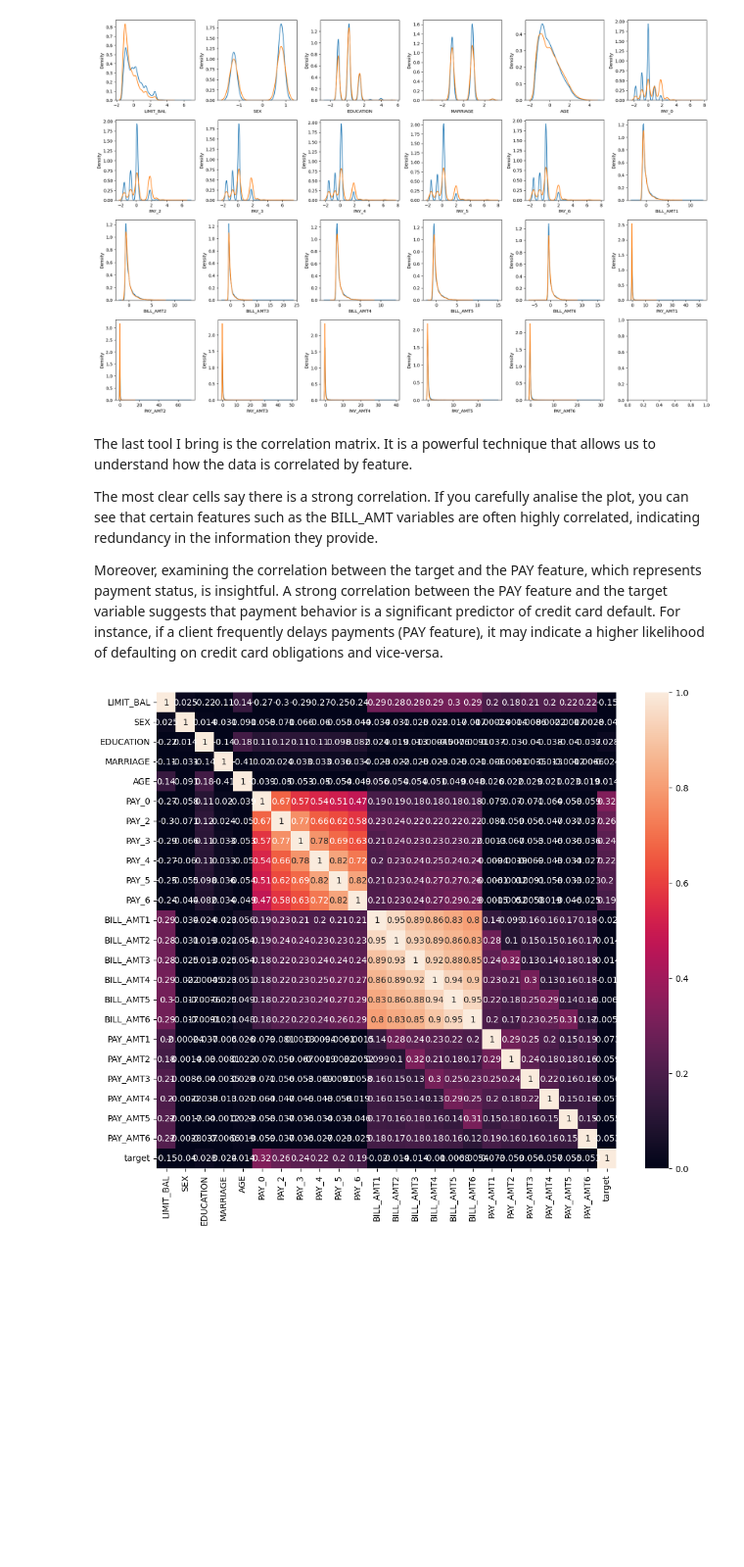
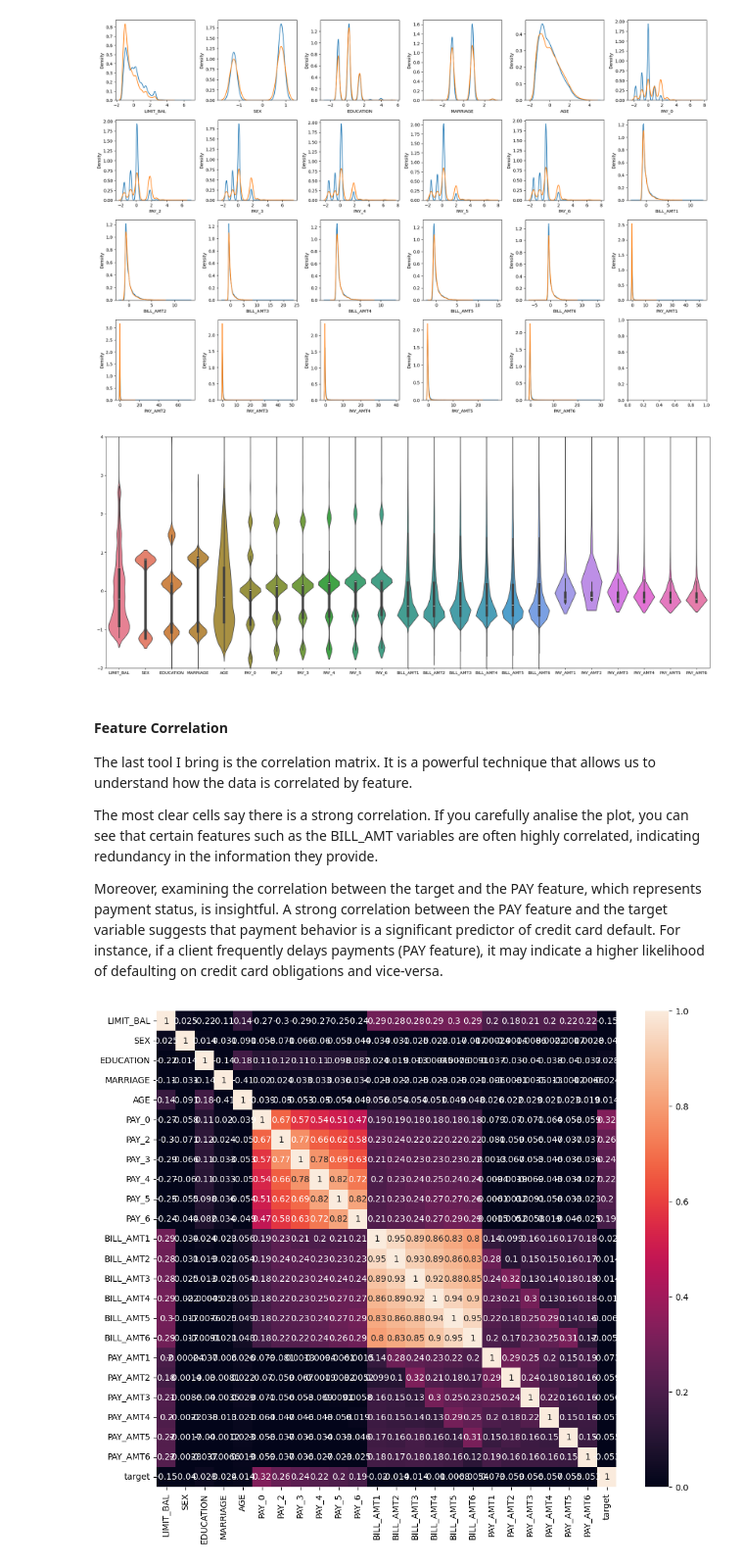
Before and after one commit to JoaoESmoreira/RP-Project, a Jupyter notebook: src/Report.ipynb, the cells around one changed output. Shown at 98% size. Cells and saved outputs as stored; diff of their text form; code cells hidden in the pictures; blank space fills up the shorter version.

```diff
--- a/src/Report.ipynb
+++ b/src/Report.ipynb
@@ -220,7 +257,17 @@ plt.tight_layout()
 plt.show()
 # %% [output]
 [figure]
+# %%
+plt.figure(figsize=(26,10))
+
+sb.violinplot(X)
+
+plt.ylim(-2, 4)
+plt.show()
+# %% [output]
+[figure, added]
 # %% [markdown]
+#### Feature Correlation
 The last tool I bring is the correlation matrix. It is a powerful technique that allows us to understand how the data is correlated by feature.
 
 The most clear cells say there is a strong correlation.
```
Also changed, not shown: parts of 44 cells of this notebook.
